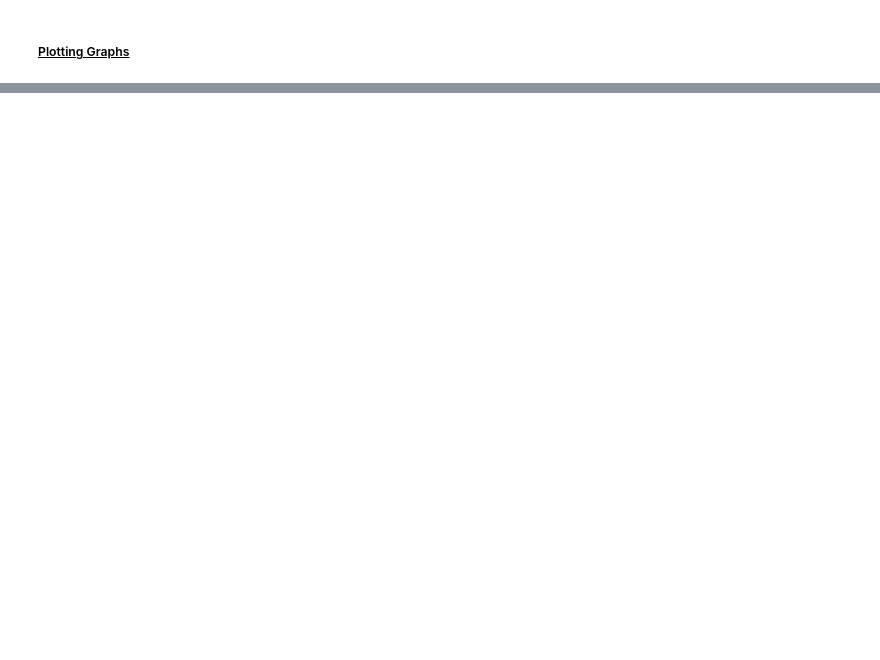
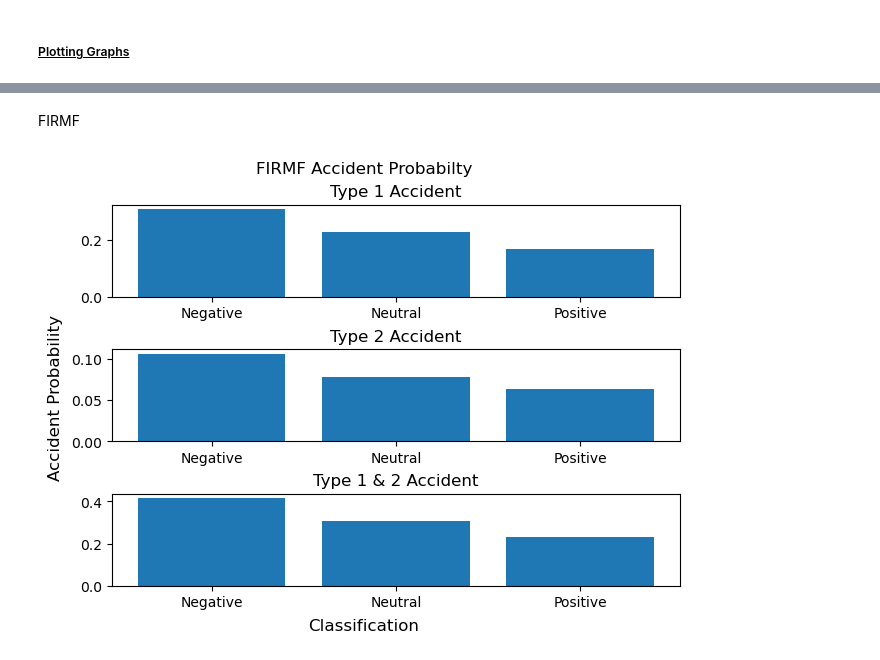
Before and after one commit to ThomasQTruong/CS-4650, a Jupyter notebook: project3/HW3_Thomas_Truong.ipynb, the cells around one changed output, grey strips where cells are left out. Cells and saved outputs as stored; diff of their text form; code cells hidden in the pictures; blank space fills up the shorter version.

```diff
--- a/project3/HW3_Thomas_Truong.ipynb
+++ b/project3/HW3_Thomas_Truong.ipynb
@@ -219,0 +285,13 @@ start_result
+# %%
+# Get probabilities.
+firmf_probs = []
+unique_firmfs = [value for value, df in dataframe_bins.groupby("_FIRMF")]
+
+for unique_value in unique_firmfs:
+  firmf_probs.append(get_accident_probability(dataframe_bins, "_FIRMF", unique_value))
+
+# Turn into Dataframe.
+firmf_result = pd.DataFrame(firmf_probs)
+
+# Display DataFrame.
+firmf_result
@@ -235,0 +458,6 @@ plt.show()
+# %% [markdown]
+FIRMF
+# %%
+plot_accidents("FIRMF", firmf_result, unique_firmfs, "Classification")
+# %% [output]
+[figure, added]
```
Also changed, not shown: parts of 42 cells of this notebook.
